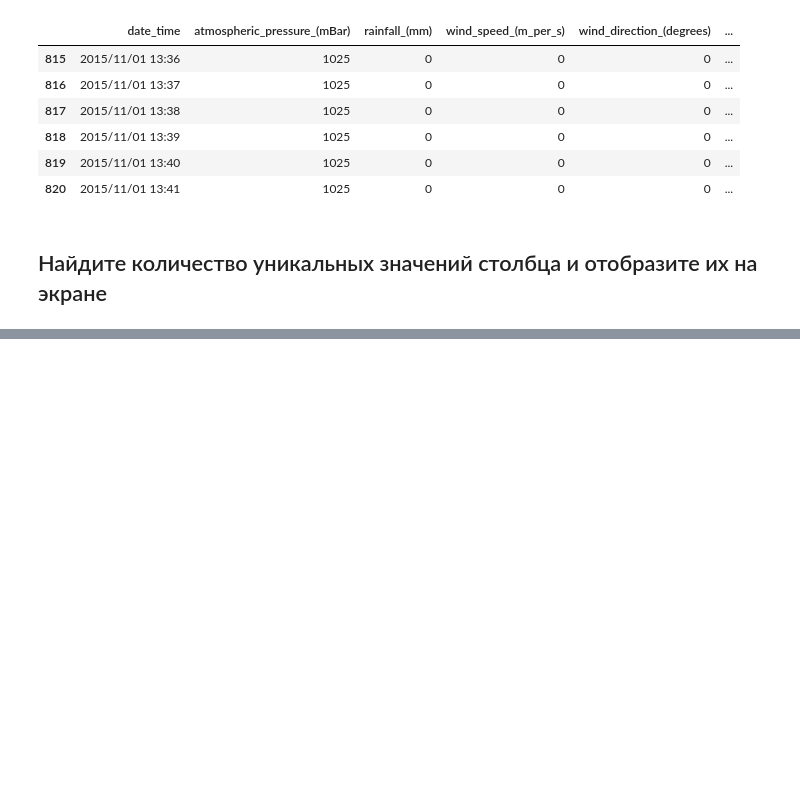
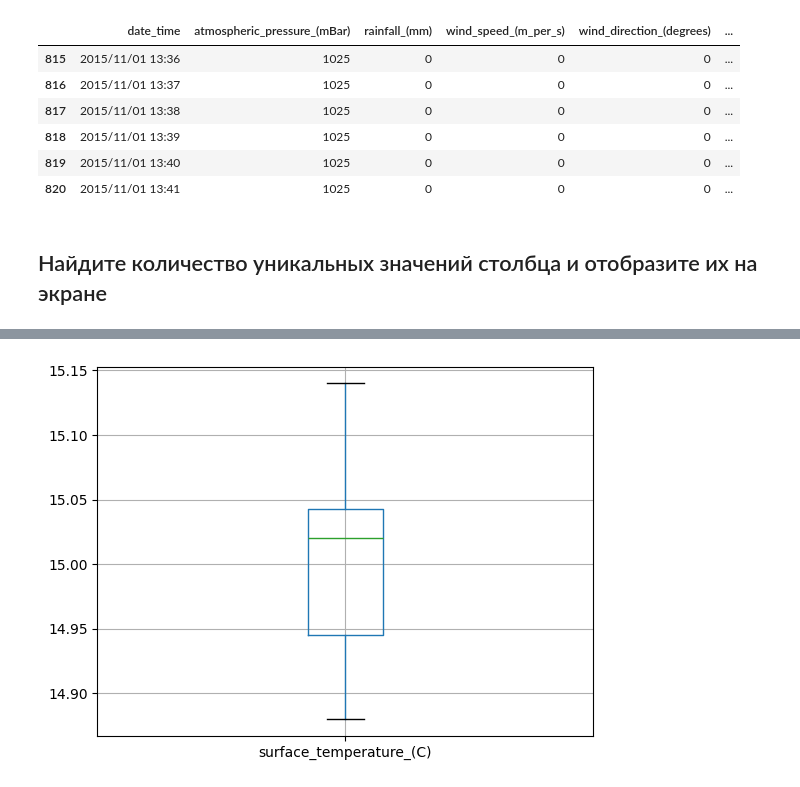
Before and after one commit to NizaevEdgar/Innopolis_Projects, a Jupyter notebook: Homework_2/homework_2.ipynb, the cells around one changed output, grey strips where cells are left out. Drawn from its saved outputs; the diff is of its cells as text; code cells hidden in the pictures; blank space fills up the shorter version.

```diff
--- a/Homework_2/homework_2.ipynb
+++ b/Homework_2/homework_2.ipynb
@@ -374,0 +463,6 @@ df[df['surface_temperature_(C)'] > 15]
+# %%
+# График 10 наибольших значений температуры поверхности
+df_1.boxplot()
+plt.show()
+# %% [output]
+[figure, added]
```
Also changed, not shown: parts of 21 cells of this notebook.
